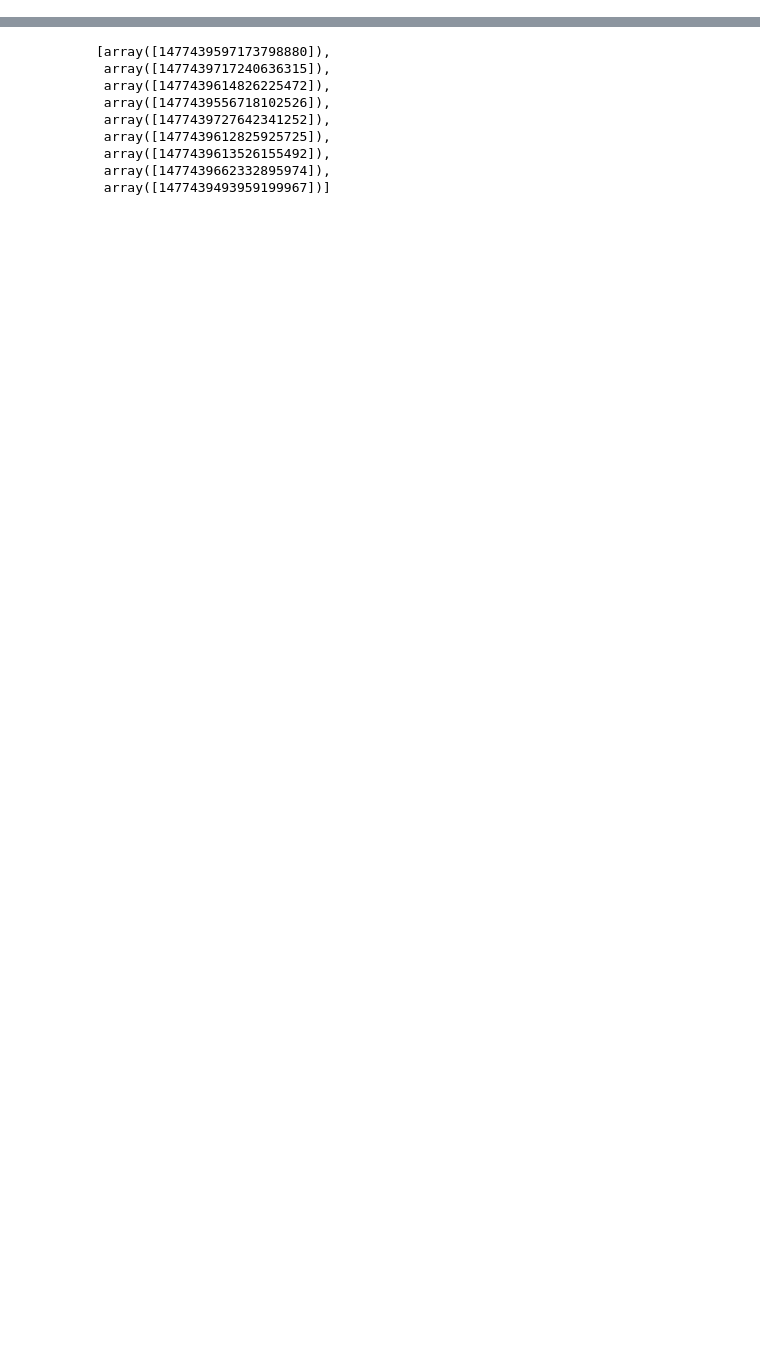
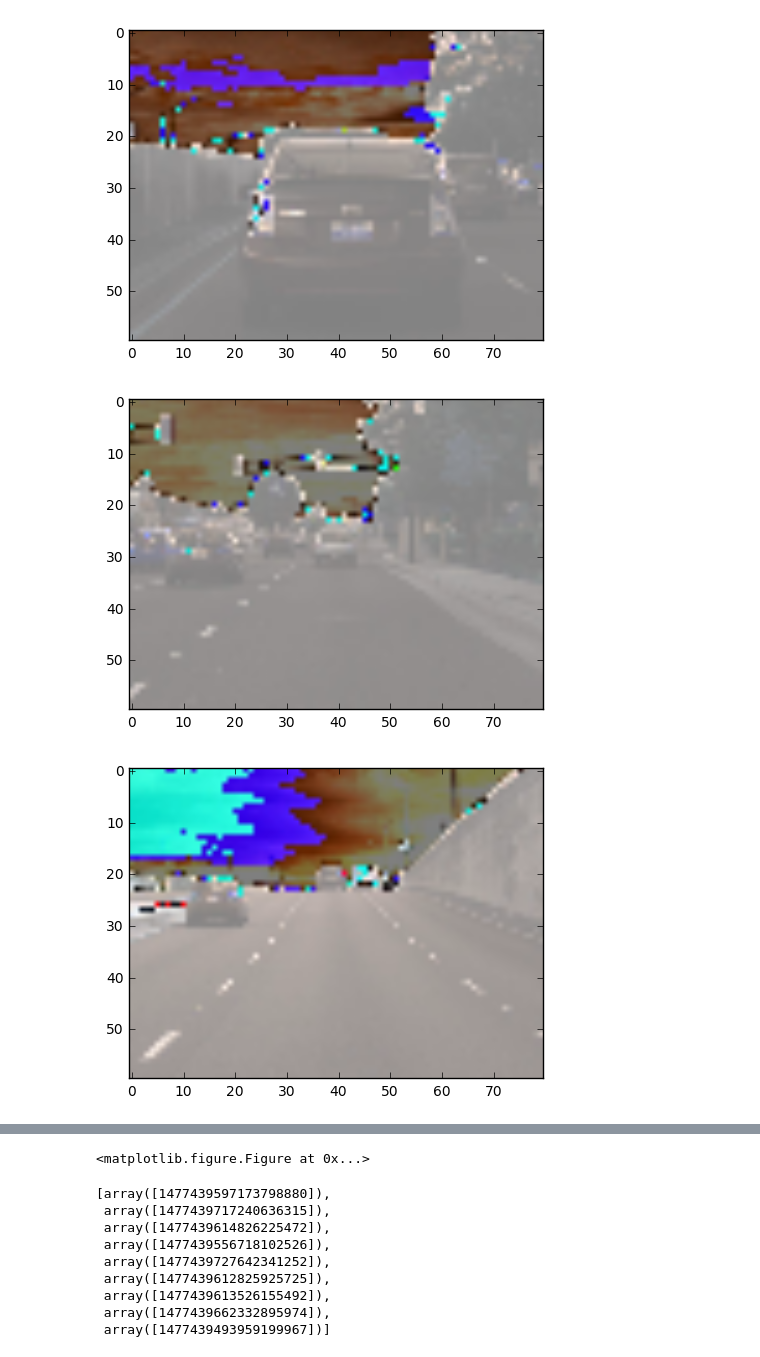
Before and after one commit to Minsu-Daniel-Kim/udacity_challenge2_v2, a Jupyter notebook: input_for_regressiors.ipynb, the cells around one changed output, grey strips where cells are left out. Drawn from its saved outputs; the diff is of its cells as text; code cells hidden in the pictures; blank space fills up the shorter version.

```diff
--- a/input_for_regressiors.ipynb
+++ b/input_for_regressiors.ipynb
@@ -219,0 +259,8 @@ Caused by op 'input_12/ParseSingleExample/ParseExample/ParseExample', defined at
+# %%
+for i in range(10):
+    plt.imshow(images[i])
+    plt.figure()
+# %% [output]
+[figure, added]
+[figure, added]
+[figure, added]
@@ -220,3 +274,4 @@ Caused by op 'input_12/ParseSingleExample/ParseExample/ParseExample', defined at
+<matplotlib.figure.Figure at 0x...>
 # %%
 tmp[1:10]
 # %% [output]
```
Also changed, not shown: parts of 16 cells of this notebook, 3 other files.
